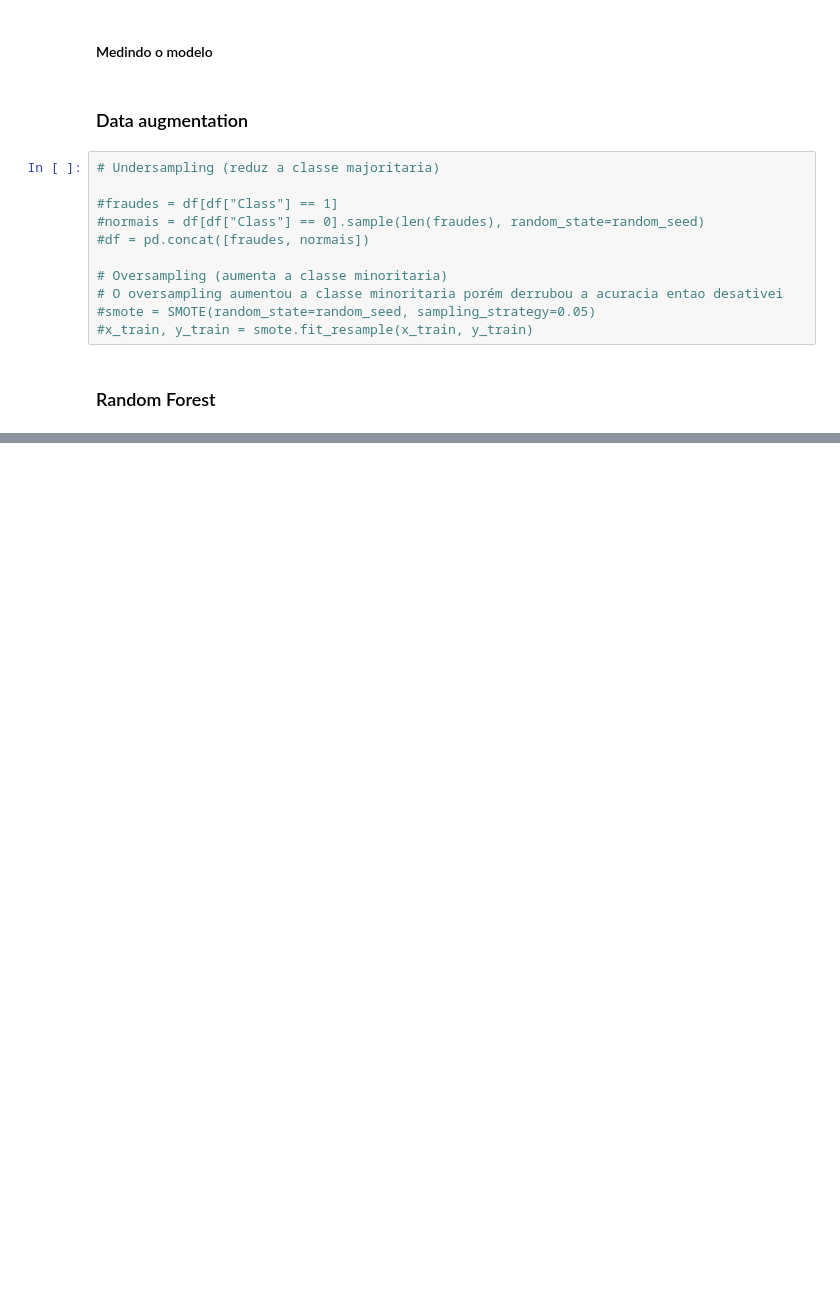
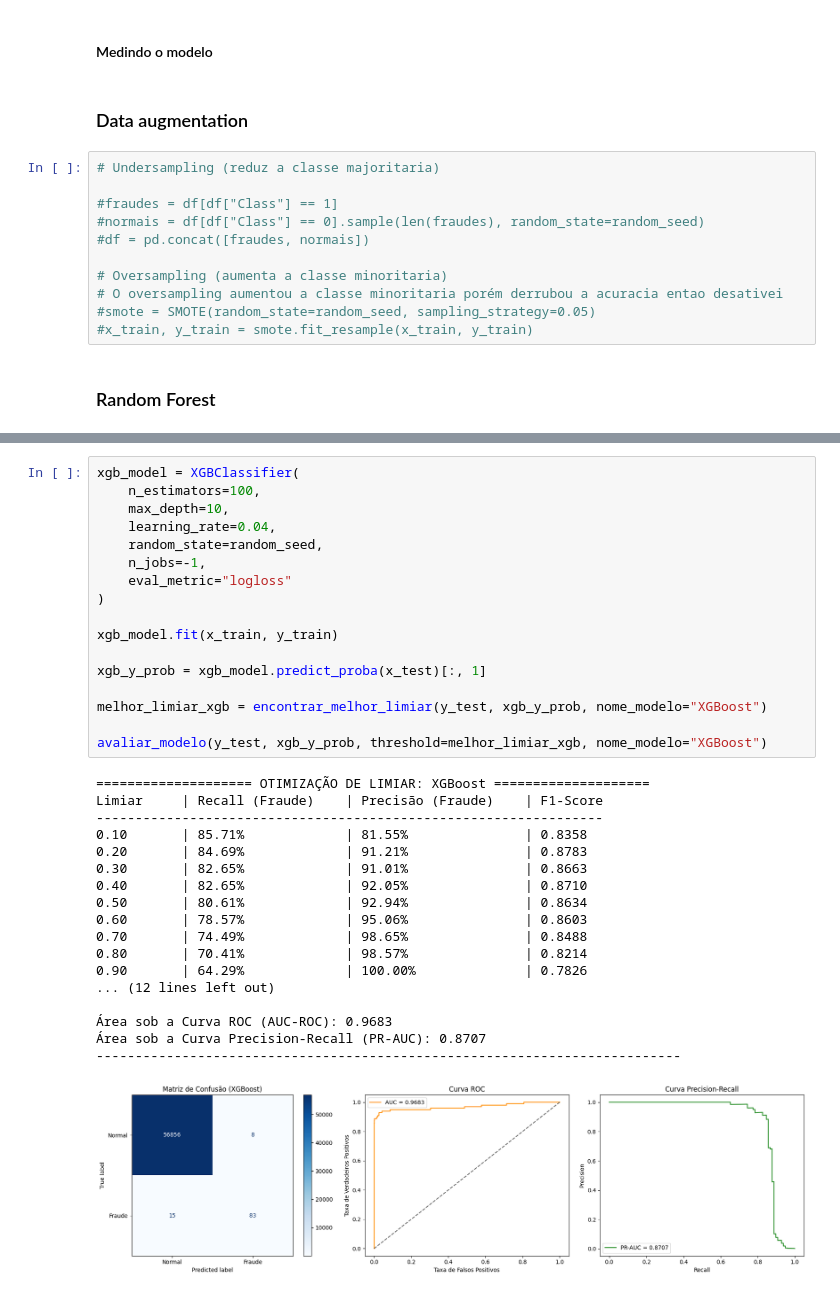
Before and after one commit to echer/dio-challenge-python-anomaly-detection-fraud, a Jupyter notebook: fraud-detection.ipynb, the cells around one changed output, grey strips where cells are left out. Cells and saved outputs as stored; diff of their text form; blank space fills up the shorter version.

Commit message:
impl xgboost

```diff
--- a/fraud-detection.ipynb
+++ b/fraud-detection.ipynb
@@ -208,3 +210,39 @@ Limiar     | Recall (Fraude)    | Precisão (Fraude)    | F1-Score
 Área sob a Curva Precision-Recall (PR-AUC): 0.8214
 ---------------------------------------------------------------------------
 [figure]
+# %%
+xgb_model = XGBClassifier(
+    n_estimators=100,
+    max_depth=10,
+    learning_rate=0.04,
+    random_state=random_seed,
+    n_jobs=-1,
+    eval_metric="logloss"
+)
+
+xgb_model.fit(x_train, y_train)
+
+xgb_y_prob = xgb_model.predict_proba(x_test)[:, 1]
+
+melhor_limiar_xgb = encontrar_melhor_limiar(y_test, xgb_y_prob, nome_modelo="XGBoost")
+
+avaliar_modelo(y_test, xgb_y_prob, threshold=melhor_limiar_xgb, nome_modelo="XGBoost")
+# %% [output]
+==================== OTIMIZAÇÃO DE LIMIAR: XGBoost ====================
+Limiar     | Recall (Fraude)    | Precisão (Fraude)    | F1-Score
+-----------------------------------------------------------------
+0.10       | 85.71%             | 81.55%               | 0.8358
+0.20       | 84.69%             | 91.21%               | 0.8783
+0.30       | 82.65%             | 91.01%               | 0.8663
+0.40       | 82.65%             | 92.05%               | 0.8710
+0.50       | 80.61%             | 92.94%               | 0.8634
+0.60       | 78.57%             | 95.06%               | 0.8603
+0.70       | 74.49%             | 98.65%               | 0.8488
+0.80       | 70.41%             | 98.57%               | 0.8214
+0.90       | 64.29%             | 100.00%              | 0.7826
+... (12 lines left out)
+
+Área sob a Curva ROC (AUC-ROC): 0.9683
+Área sob a Curva Precision-Recall (PR-AUC): 0.8707
+---------------------------------------------------------------------------
+[figure, added]
```
Also changed, not shown: parts of 3 cells of this notebook.
